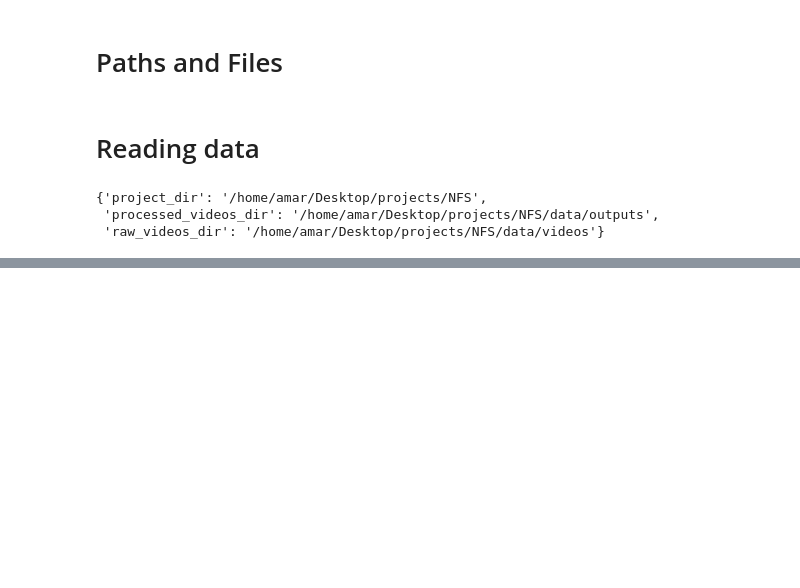
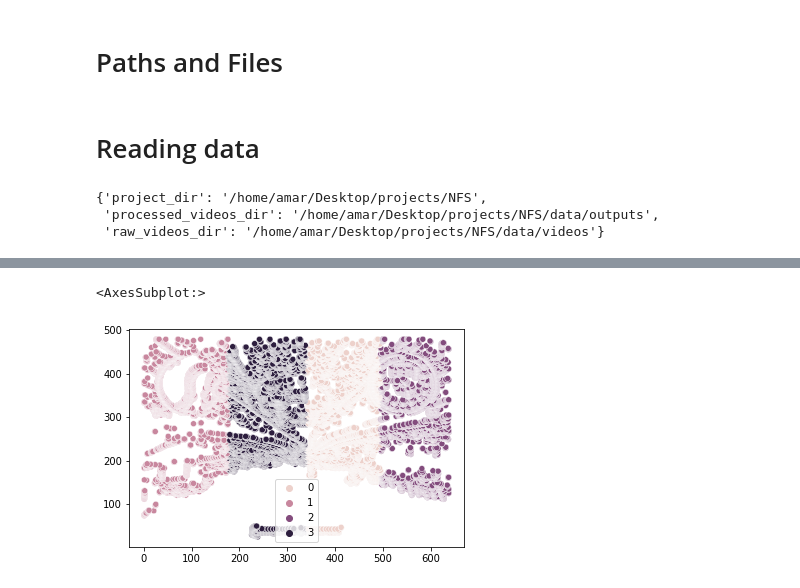
Before and after one commit to AmarCodes-22/need_for_learning, a Jupyter notebook: lane_detection.ipynb, the cells around one changed output, grey strips where cells are left out. Cells and saved outputs as stored; diff of their text form; code cells hidden in the pictures; blank space fills up the shorter version.

```diff
--- a/lane_detection.ipynb
+++ b/lane_detection.ipynb
@@ -59,0 +96,2 @@ cap.release()
+# %%
+kmeans = KMeans(n_clusters=4, random_state=42).fit(x.reshape(-1,1))
@@ -59,0 +103,5 @@ cap.release()
+# %%
+sns.scatterplot(x=x, y=y, hue=labels)
+# %% [output]
+<AxesSubplot:>
+[figure, added]
```
Also changed, not shown: parts of 11 cells of this notebook, 5 other files.
